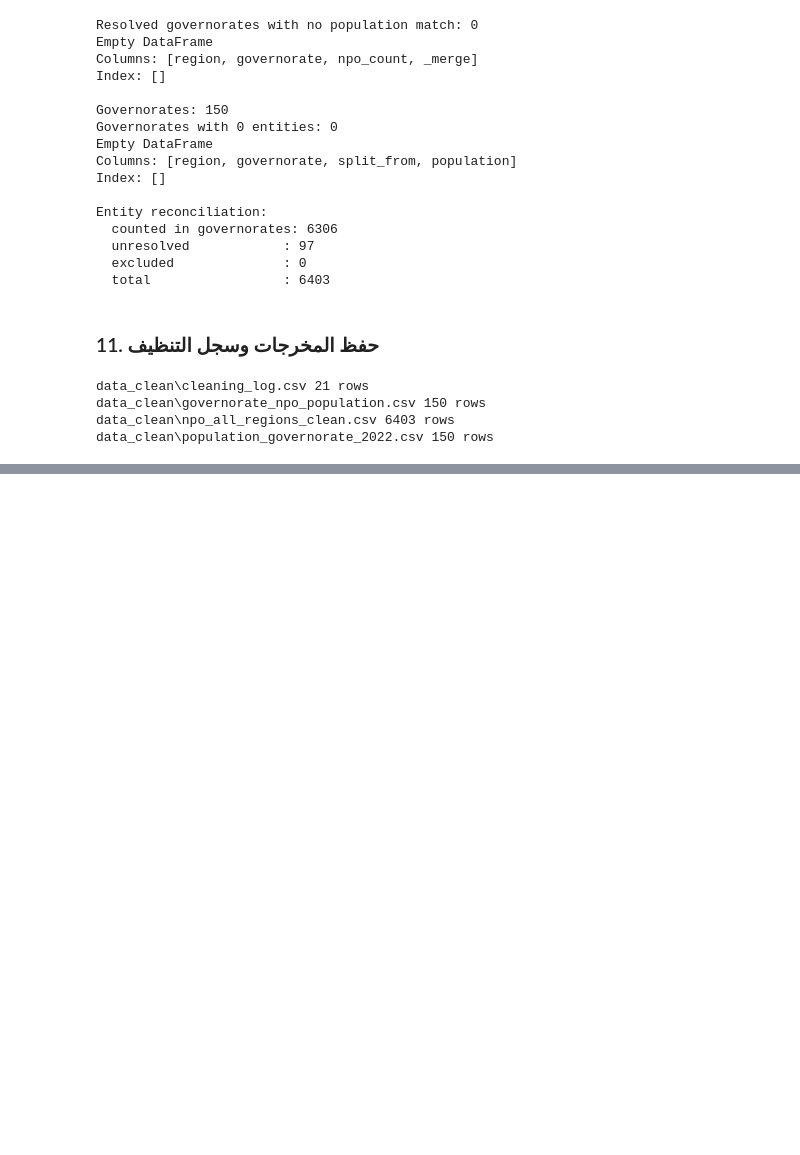
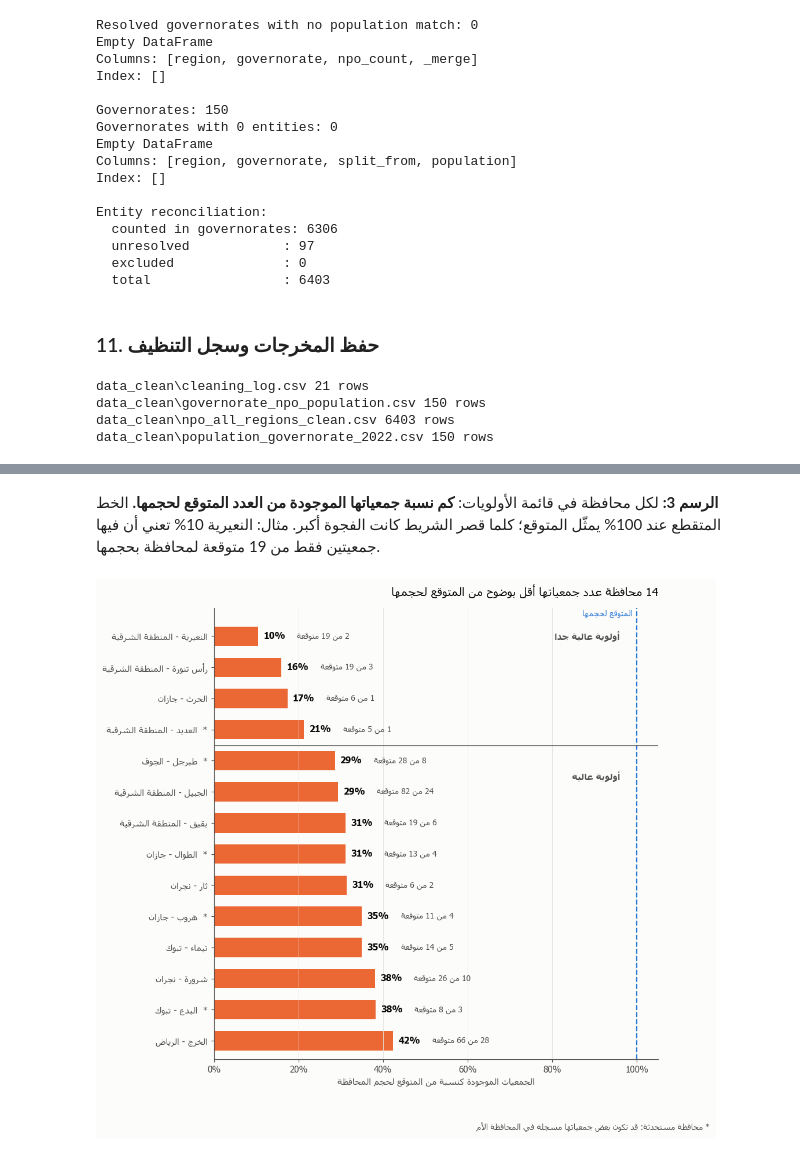
Before and after one commit to HayaSaleh97/npo-governorate-gap-analysis, a Jupyter notebook: analysis.ipynb, the cells around one changed output, grey strips where cells are left out. Saved outputs shown, nothing was run; the diff lists cells and outputs as text; code cells hidden in the pictures; blank space fills up the shorter version.

```diff
--- a/analysis.ipynb
+++ b/analysis.ipynb
@@ -702,0 +937,9 @@ cleaning_log
+# %%
+priority = gov[gov['status'] == 'أقل من المتوقع بوضوح'].sort_values('actual_vs_expected').copy()
+priority['priority'] = np.where(priority['below_95'], 'عالية جدًا', 'عالية')
+priority['note'] = np.where(priority['split_from'].notna(),
+                            'محافظة مستحدثة: قد تكون بعض جمعياتها مسجلة في المحافظة الأم', '')
+priority = priority[['region', 'governorate', 'population', 'npo_count', 'expected', 'expected_low',
+                     'gap', 'actual_vs_expected', 'priority', 'note']].reset_index(drop=True)
+priority.index += 1
+priority.round({'expected': 1, 'expected_low': 1, 'gap': 1, 'actual_vs_expected': 2})
@@ -702,0 +1030,41 @@ cleaning_log
+# %% [markdown]
+**الرسم 3:** لكل محافظة في قائمة الأولويات: **كم نسبة جمعياتها الموجودة من العدد المتوقع لحجمها.**
+الخط المتقطع عند 100% يمثّل المتوقع؛ كلما قصر الشريط كانت الفجوة أكبر. مثال: النعيرية 10% تعني أن فيها جمعيتين فقط من 19 متوقعة لمحافظة بحجمها.
+# %%
+plot = priority.sort_values('actual_vs_expected', ascending=False).reset_index(drop=True)
+pct = plot['actual_vs_expected'] * 100
+ypos = np.arange(len(plot))
+labels = [ar(f"{g} - {r}") + ('  *' if note else '') for g, r, note in zip(plot['governorate'], plot['region'], plot['note'])]
+
+fig, ax = plt.subplots(figsize=(9, 0.5 * len(plot) + 2.2))
+ax.barh(ypos, pct, color=ORANGE, height=0.62)
+for yp, p, actual, expected in zip(ypos, pct, plot['npo_count'], plot['expected']):
+    ax.annotate(f'{p:.0f}%', (p, yp), xytext=(6, 0), textcoords='offset points',
+                va='center', fontsize=10, color=INK, fontweight='bold')
+    ax.annotate(ar(f'{actual} من {expected:.0f} متوقعة'), (p, yp), xytext=(44, 0), textcoords='offset points',
+                va='center', fontsize=9, color=INK_2)
+
+ax.axvline(100, color=BLUE, linestyle='--', linewidth=1.5)
+ax.annotate(ar('المتوقع لحجمها'), (100, len(plot) - 0.4), xytext=(-5, 0), textcoords='offset points',
+            ha='right', va='bottom', fontsize=9, color=BLUE)
+
+# Separate the highest-priority group (below the 95% range) from the rest
+n_very_high = (plot['priority'] == 'عالية جدًا').sum()
+split = len(plot) - n_very_high - 0.5
+ax.axhline(split, color=INK_2, linewidth=0.8)
+ax.text(96, len(plot) - 1, ar('أولوية عالية جدًا'), ha='right', va='center', fontsize=10, color=INK_2, fontweight='bold')
+ax.text(96, split - 1, ar('أولوية عالية'), ha='right', va='center', fontsize=10, color=INK_2, fontweight='bold')
+
+ax.set_yticks(ypos, labels, fontsize=10)
+ax.set_xlim(0, 105)
+ax.set_ylim(-0.6, len(plot) - 0.1)
+ax.xaxis.set_major_formatter(mticker.PercentFormatter())
+ax.set_xlabel(ar('الجمعيات الموجودة كنسبة من المتوقع لحجم المحافظة'))
+ax.grid(axis='y', visible=False)
+ax.set_title(ar(f'{len(plot)} محافظة عدد جمعياتها أقل بوضوح من المتوقع لحجمها'), color=INK, fontsize=13, loc='right', pad=14)
+fig.text(0.99, -0.01, ar('* محافظة مستحدثة: قد تكون بعض جمعياتها مسجلة في المحافظة الأم'),
+         ha='right', fontsize=9, color=INK_2)
+fig.savefig(FIGURES / 'fig3_priority_governorates.png')
+plt.show()
+# %% [output]
+[figure, added]
```
Also changed, not shown: parts of 25 cells of this notebook, 6 other files.
